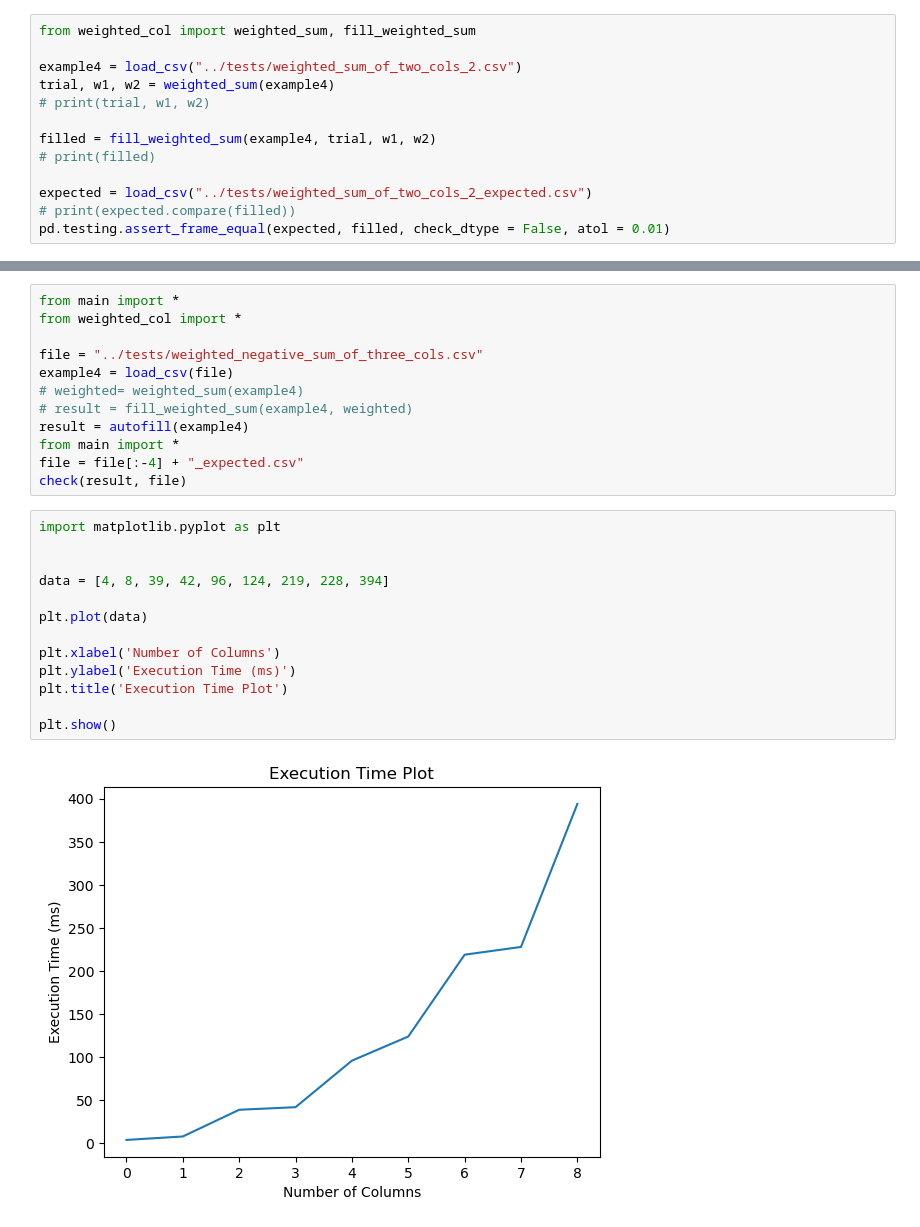
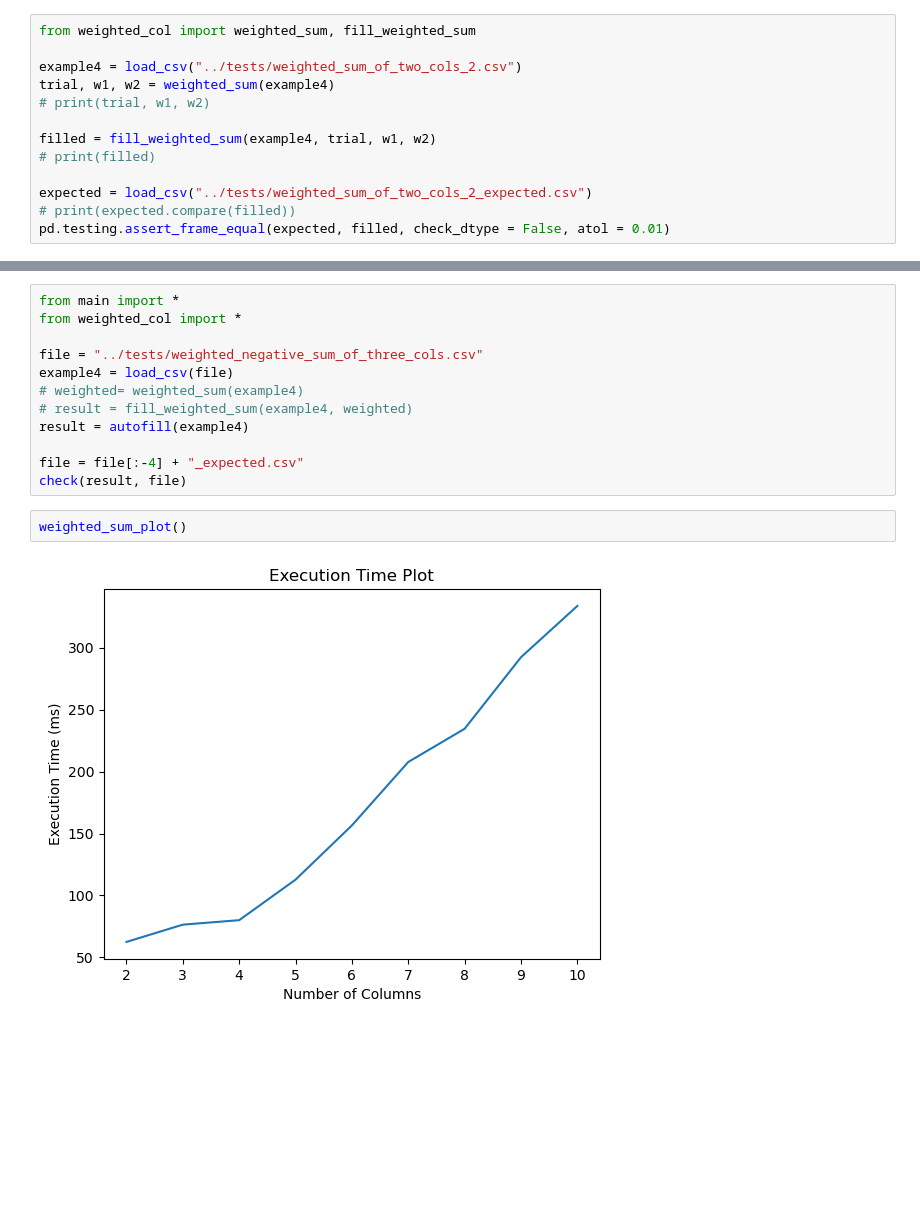
Before and after one commit to aryas0ng/autofill-by-example, a Jupyter notebook: src/testing.ipynb, the cells around one changed output, grey strips where cells are left out. Drawn from its saved outputs; the diff is of its cells as text; blank space fills up the shorter version.

Commit message:
exec time plot

```diff
--- a/src/testing.ipynb
+++ b/src/testing.ipynb
@@ -244,21 +131,10 @@ example4 = load_csv(file)
 # weighted= weighted_sum(example4)
 # result = fill_weighted_sum(example4, weighted)
 result = autofill(example4)
-from main import *
+
 file = file[:-4] + "_expected.csv"
 check(result, file)
-# %%
-import matplotlib.pyplot as plt
-
-
-data = [4, 8, 39, 42, 96, 124, 219, 228, 394]
-
-plt.plot(data)
-
-plt.xlabel('Number of Columns')
-plt.ylabel('Execution Time (ms)')
-plt.title('Execution Time Plot')
-
-plt.show()
-# %% [output]
-[figure, removed]
+# %%
+weighted_sum_plot()
+# %% [output]
+[figure, added]
```
Also changed, not shown: parts of 8 cells of this notebook, 1 other file.
